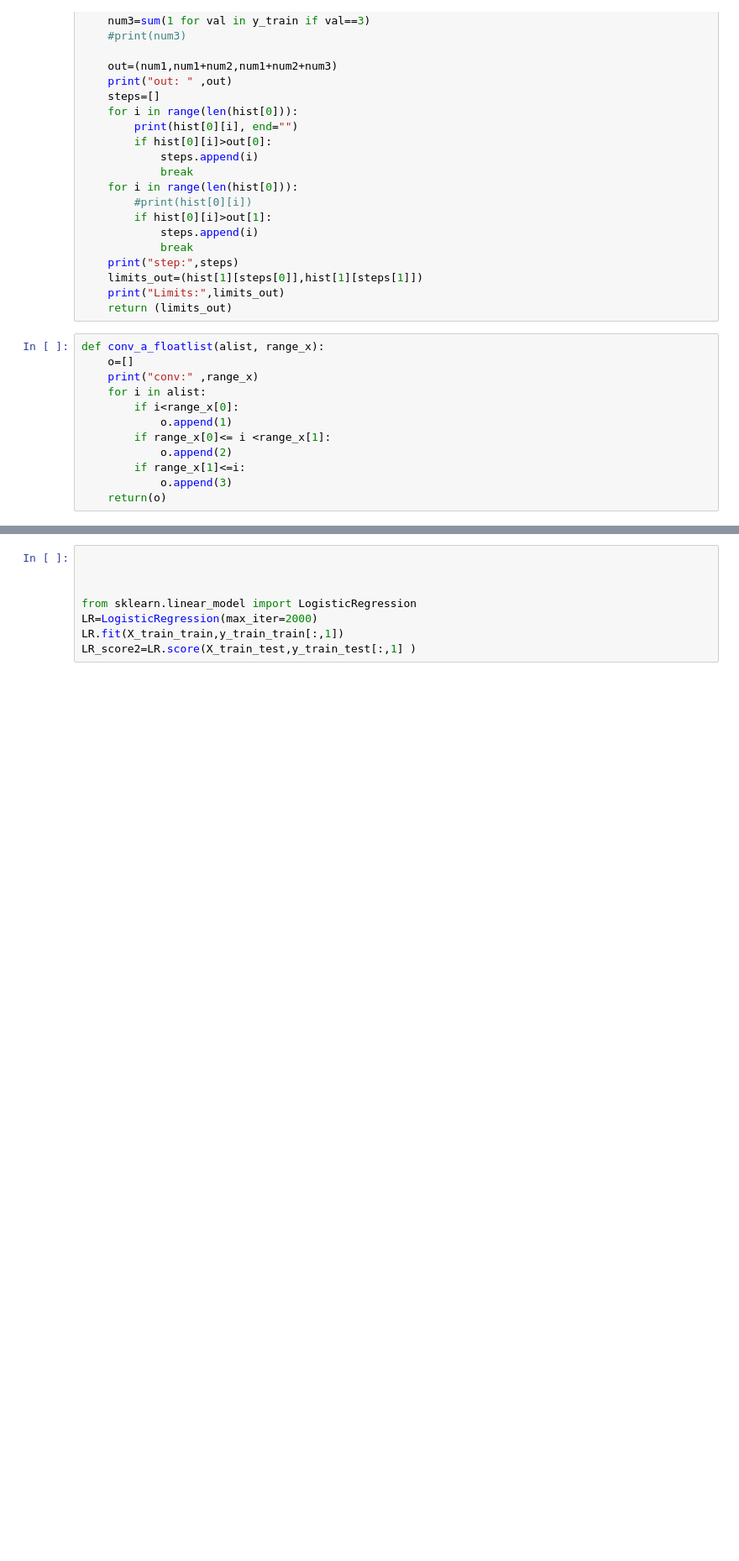
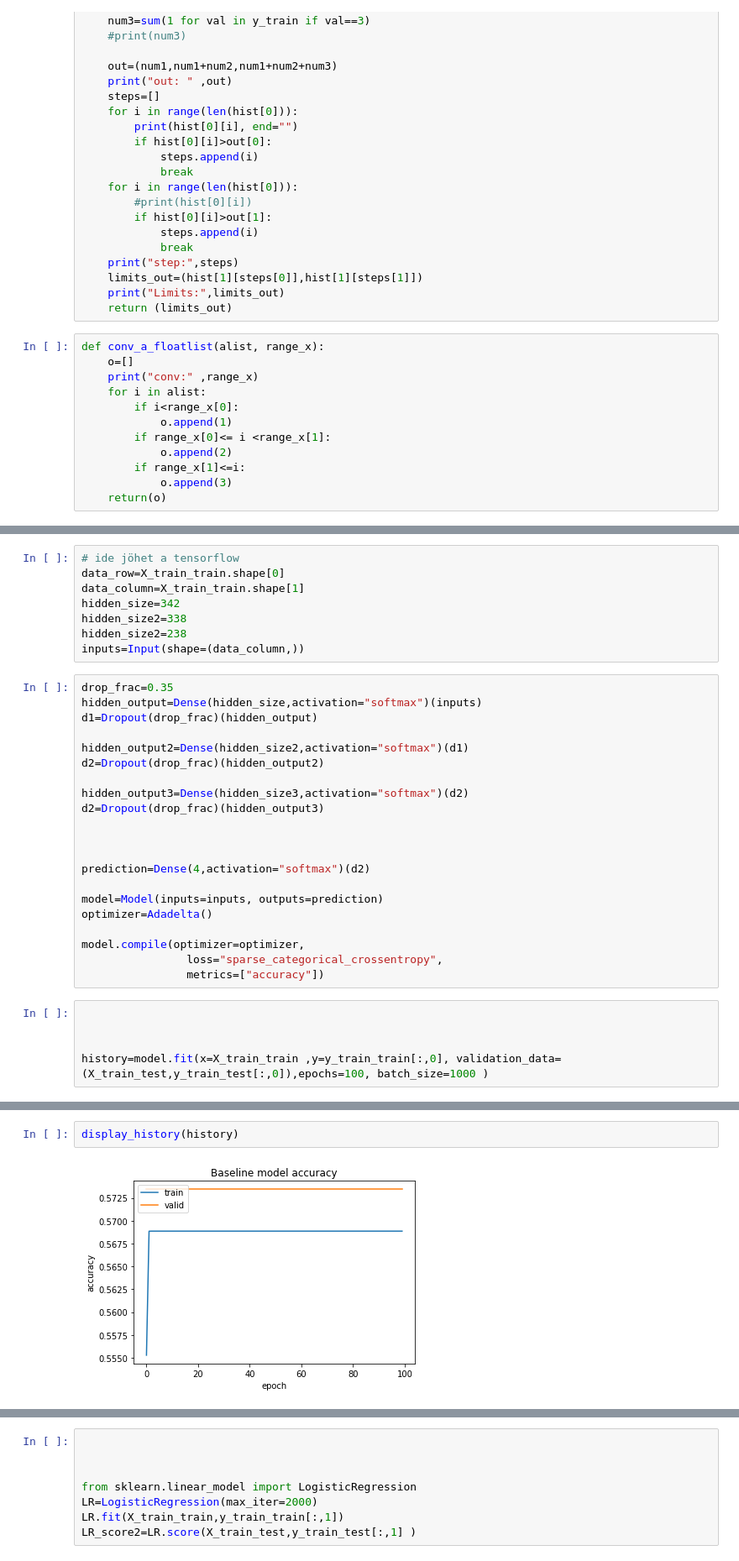
Before and after one commit to sipocz/_earthQuake, a Jupyter notebook: gpos_lin/_earthquake_distance_pos_keras.ipynb, the cells around one changed output, grey strips where cells are left out. Shown at 84% size. Cells and saved outputs as stored; diff of their text form; blank space fills up the shorter version.

```diff
--- a/gpos_lin/_earthquake_distance_pos_keras.ipynb
+++ b/gpos_lin/_earthquake_distance_pos_keras.ipynb
@@ -399,0 +420,34 @@ from tensorflow.keras.optimizers import SGD
+# %%
+# ide jöhet a tensorflow
+data_row=X_train_train.shape[0]
+data_column=X_train_train.shape[1]
+hidden_size=342
+hidden_size2=338
+hidden_size2=238
+inputs=Input(shape=(data_column,))
+# %%
+drop_frac=0.35
+hidden_output=Dense(hidden_size,activation="softmax")(inputs)
+d1=Dropout(drop_frac)(hidden_output)
+
+hidden_output2=Dense(hidden_size2,activation="softmax")(d1)
+d2=Dropout(drop_frac)(hidden_output2)
+
+hidden_output3=Dense(hidden_size3,activation="softmax")(d2)
+d2=Dropout(drop_frac)(hidden_output3)
+
+
+
+prediction=Dense(4,activation="softmax")(d2)
+
+model=Model(inputs=inputs, outputs=prediction)
+optimizer=Adadelta()
+
+model.compile(optimizer=optimizer,
+                loss="sparse_categorical_crossentropy",
+                metrics=["accuracy"])
+# %%
+
+
+
+history=model.fit(x=X_train_train ,y=y_train_train[:,0], validation_data=(X_train_test,y_train_test[:,0]),epochs=100, batch_size=1000 )
@@ -399,0 +473,4 @@ from tensorflow.keras.optimizers import SGD
+# %%
+display_history(history)
+# %% [output]
+[figure, added]
```
Also changed, not shown: parts of 12 cells of this notebook.
